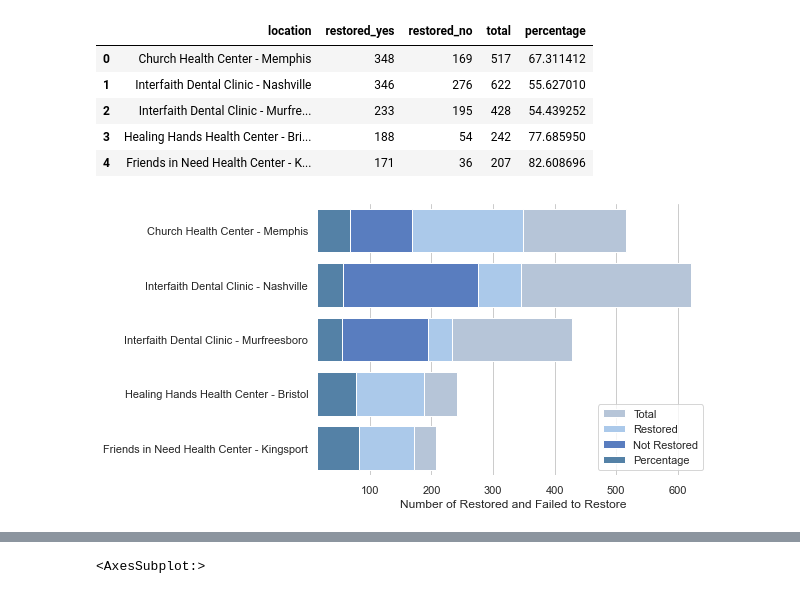
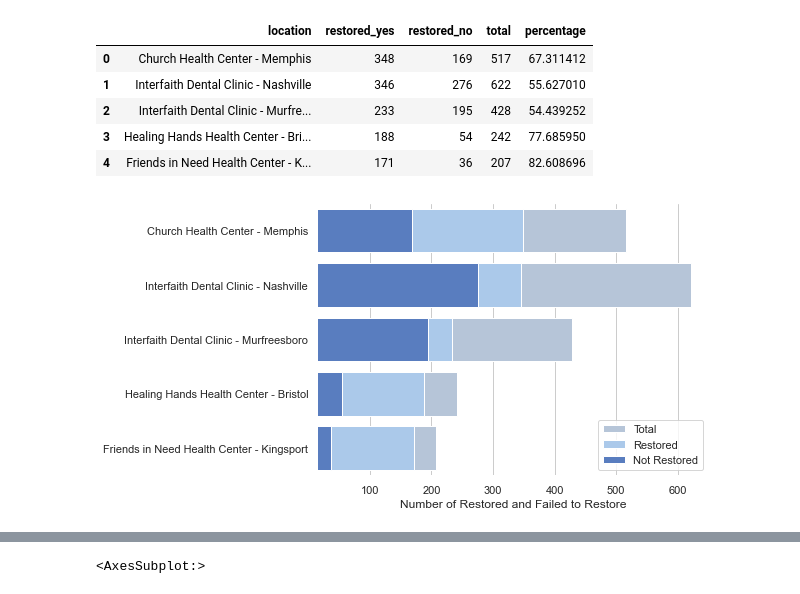
Before and after one commit to bsfcs/smile-on-aquaman, a Jupyter notebook: notebooks/eda-of-smile-on-data.ipynb, the cells around one changed output, grey strips where cells are left out. Cells and saved outputs as stored; diff of their text form; code cells hidden in the pictures.

```diff
--- a/notebooks/eda-of-smile-on-data.ipynb
+++ b/notebooks/eda-of-smile-on-data.ipynb
@@ -158,33 +179,33 @@ combo_5
 # %%
 sns.set_theme(style="whitegrid")
 
 # Initialize the matplotlib figure
 f, ax = plt.subplots(figsize=(7, 5))
 
 # Plot total
 sns.set_color_codes("pastel")
 sns.barplot(x="total", y="location", data=combo_5,
             label="Total", color="lightsteelblue")
 
 # Plot the restored cases
 sns.set_color_codes("pastel")
 sns.barplot(x="restored_yes", y="location", data=combo_5,
             label="Restored", color="b")
 
 # Plot the failed to restored cases
 sns.set_color_codes("muted")
 sns.barplot(x="restored_no", y="location", data=combo_5,
             label="Not Restored", color="b")
 
 # Plot Percentage
-sns.set_color_codes("muted")
-sns.barplot(x="percentage", y="location", data=combo_5,
-            label="Percentage", color="steelblue")
+#sns.set_color_codes("muted")
+#sns.barplot(x="percentage", y="location", data=combo_5,
+            #label="Percentage", color="steelblue")
 
 # Add a legend and informative axis label
 ax.legend(ncol=1, loc="lower right", frameon=True)
 ax.set(xlim=(15, 650), ylabel="",
        xlabel="Number of Restored and Failed to Restore")
 sns.despine(left=True, bottom=True)
 # %% [output]
-[figure, old version]
+[figure, new version]
```
Also changed, not shown: parts of 11 cells of this notebook.
